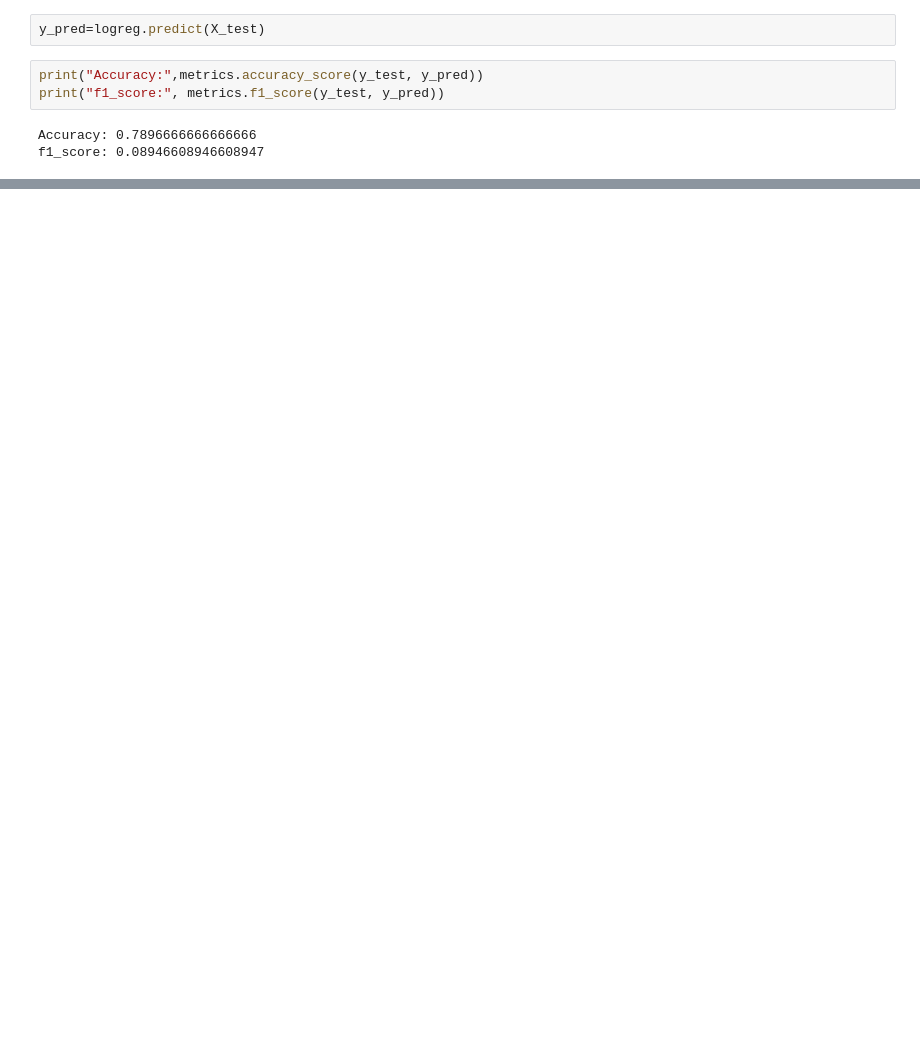
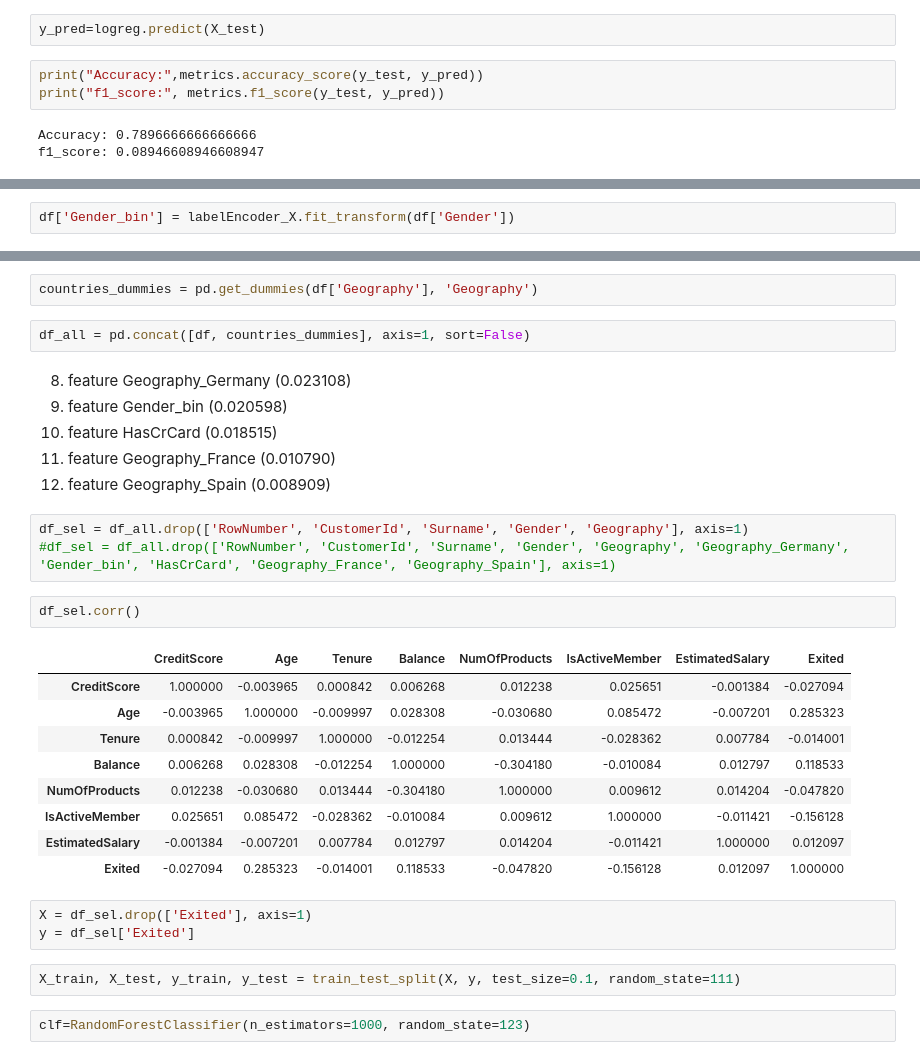
Before and after one commit to Metafiz/ml-base-2020, a Jupyter notebook: Python/bank-customers-churn-prediction.ipynb, the cells around one changed output, grey strips where cells are left out. Cells and saved outputs as stored; diff of their text form; blank space fills up the shorter version.

```diff
--- a/Python/bank-customers-churn-prediction.ipynb
+++ b/Python/bank-customers-churn-prediction.ipynb
@@ -246,0 +252,2 @@ f1_score: 0.08946608946608947
+# %%
+df['Gender_bin'] = labelEncoder_X.fit_transform(df['Gender'])
@@ -246,0 +270,32 @@ f1_score: 0.08946608946608947
+# %%
+countries_dummies = pd.get_dummies(df['Geography'], 'Geography')
+# %%
+df_all = pd.concat([df, countries_dummies], axis=1, sort=False)
+# %% [markdown]
+8. feature Geography_Germany (0.023108)
+9. feature Gender_bin (0.020598)
+10. feature HasCrCard (0.018515)
+11. feature Geography_France (0.010790)
+12. feature Geography_Spain (0.008909)
+# %%
+df_sel = df_all.drop(['RowNumber', 'CustomerId', 'Surname', 'Gender', 'Geography'], axis=1)
+#df_sel = df_all.drop(['RowNumber', 'CustomerId', 'Surname', 'Gender', 'Geography', 'Geography_Germany', 'Gender_bin', 'HasCrCard', 'Geography_France', 'Geography_Spain'], axis=1)
+# %%
+df_sel.corr()
+# %% [output]
+|  | CreditScore | Age | Tenure | Balance | NumOfProducts | IsActiveMember | EstimatedSalary | Exited |
+| CreditScore | 1.000000 | -0.003965 | 0.000842 | 0.006268 | 0.012238 | 0.025651 | -0.001384 | -0.027094 |
+| Age | -0.003965 | 1.000000 | -0.009997 | 0.028308 | -0.030680 | 0.085472 | -0.007201 | 0.285323 |
+| Tenure | 0.000842 | -0.009997 | 1.000000 | -0.012254 | 0.013444 | -0.028362 | 0.007784 | -0.014001 |
+| Balance | 0.006268 | 0.028308 | -0.012254 | 1.000000 | -0.304180 | -0.010084 | 0.012797 | 0.118533 |
+| NumOfProducts | 0.012238 | -0.030680 | 0.013444 | -0.304180 | 1.000000 | 0.009612 | 0.014204 | -0.047820 |
+| IsActiveMember | 0.025651 | 0.085472 | -0.028362 | -0.010084 | 0.009612 | 1.000000 | -0.011421 | -0.156128 |
+| EstimatedSalary | -0.001384 | -0.007201 | 0.007784 | 0.012797 | 0.014204 | -0.011421 | 1.000000 | 0.012097 |
+| Exited | -0.027094 | 0.285323 | -0.014001 | 0.118533 | -0.047820 | -0.156128 | 0.012097 | 1.000000 |
+# %%
+X = df_sel.drop(['Exited'], axis=1)
+y = df_sel['Exited']
+# %%
+X_train, X_test, y_train, y_test = train_test_split(X, y, test_size=0.1, random_state=111)
+# %%
+clf=RandomForestClassifier(n_estimators=1000, random_state=123)
```
Also changed, not shown: parts of 16 cells of this notebook.
